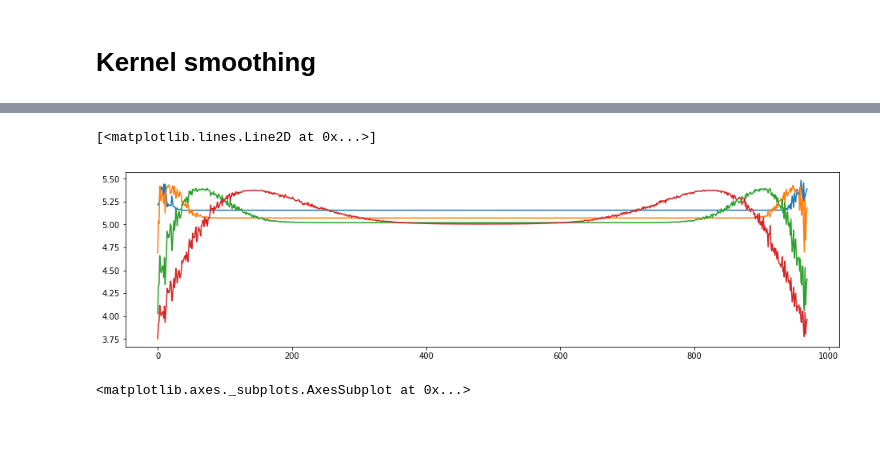
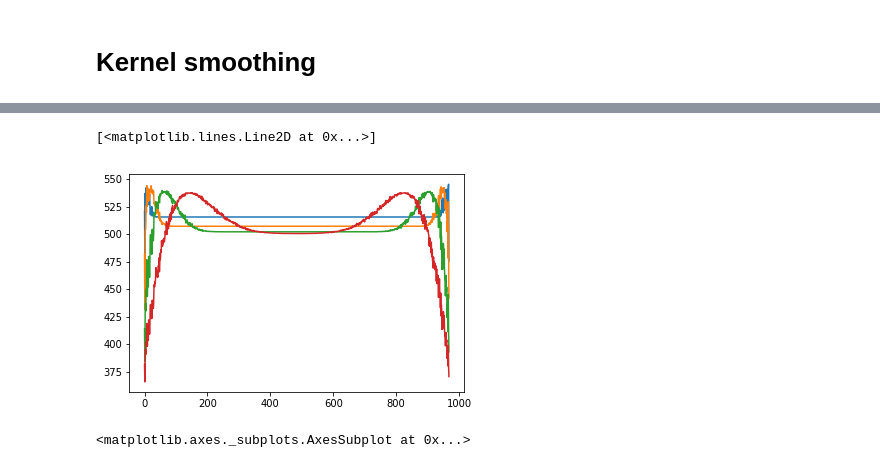
Before and after one commit to EstevaoUyra/spikelearn, a Jupyter notebook: notebooks/visualization/Preprocessing.ipynb, the cells around one changed output, grey strips where cells are left out. Cells and saved outputs as stored; diff of their text form; code cells hidden in the pictures; blank space fills up the shorter version.

```diff
--- a/notebooks/visualization/Preprocessing.ipynb
+++ b/notebooks/visualization/Preprocessing.ipynb
@@ -150,10 +150,10 @@ from spikelearn.data.preprocessing import kernel_smooth
 # %%
 %%time
 edges = (0,1000)
-size = np.full((969, 4), np.nan)
+size = np.full((969,2,  4), np.nan)
 for position in range(0,969):
     one_spike = np.random.randint(position+1, position+30, 5)
-    for j, binsize in enumerate([10,]):
+    for j, binsize in enumerate([10,100]):
         for k, sigma in enumerate([10, 20, 50, 100]):
-            size[position-1, k] = kernel_smooth(one_spike, sigma, edges, bin_size=binsize,border_correction=True)[0].sum()
+            size[position-1,j, k] = kernel_smooth(one_spike, sigma, edges, bin_size=binsize,border_correction=True)[0].sum()
 # %% [output]
@@ -162,12 +169,11 @@ Wall time: 6.57 s
 # %%
-plt.figure(figsize=(16,4))
 plt.plot(size[:,0])
 plt.plot(size[:,1])
 plt.plot(size[:,2])
-plt.plot(size[:,3])s
+plt.plot(size[:,3])
 # %% [output]
 [<matplotlib.lines.Line2D at 0x...>]
-[figure, old version]
+[figure, new version]
 # %%
 sns.heatmap(size)
 # %% [output]
```
Also changed, not shown: parts of 9 cells of this notebook, 4 other files.
